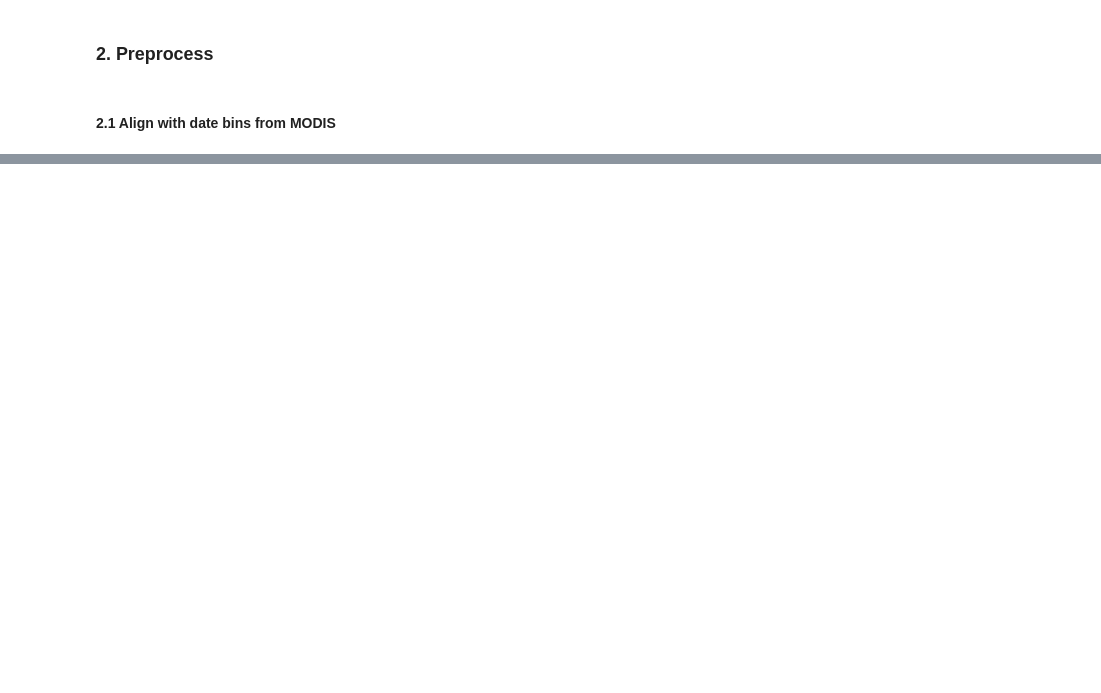
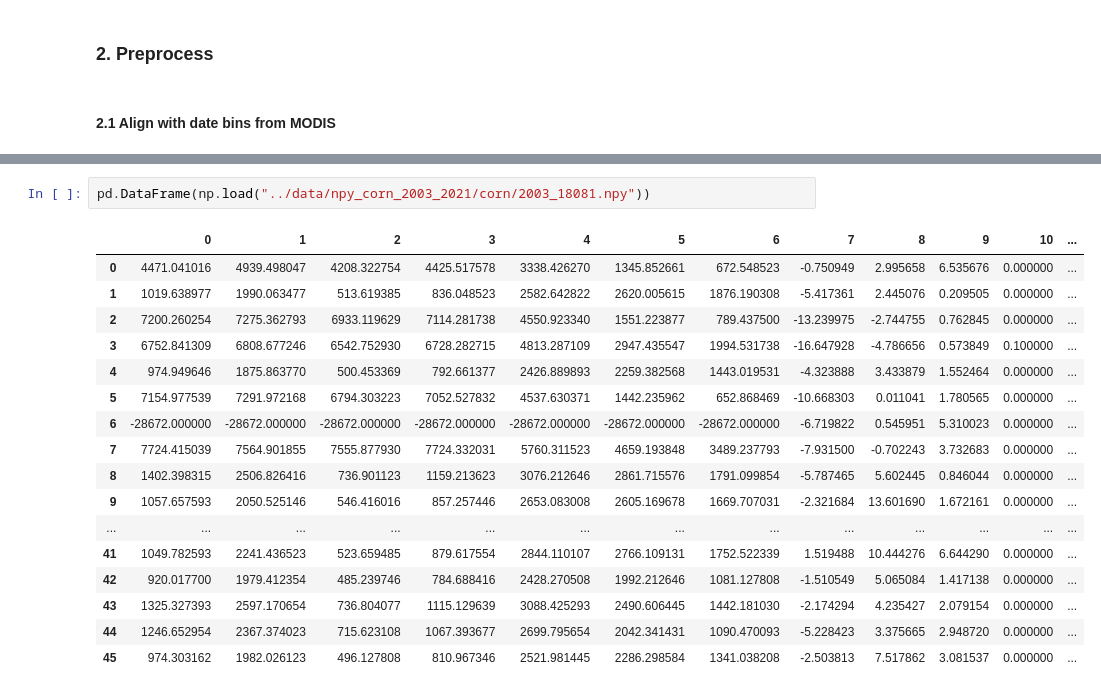
Before and after one commit to ellaampy/seasonal-yield-forecast, a Jupyter notebook: data_preparation/2_ecmwf_preprocessing.ipynb, the cells around one changed output, grey strips where cells are left out. Cells and saved outputs as stored; diff of their text form; blank space fills up the shorter version.

```diff
--- a/data_preparation/2_ecmwf_preprocessing.ipynb
+++ b/data_preparation/2_ecmwf_preprocessing.ipynb
@@ -115,0 +239,20 @@ ecmwf_geo.head()
+# %%
+pd.DataFrame(np.load("../data/npy_corn_2003_2021/corn/2003_18081.npy"))
+# %% [output]
+|  | 0 | 1 | 2 | 3 | 4 | 5 | 6 | 7 | 8 | 9 | 10 | ... |
+| 0 | 4471.041016 | 4939.498047 | 4208.322754 | 4425.517578 | 3338.426270 | 1345.852661 | 672.548523 | -0.750949 | 2.995658 | 6.535676 | 0.000000 | ... |
+| 1 | 1019.638977 | 1990.063477 | 513.619385 | 836.048523 | 2582.642822 | 2620.005615 | 1876.190308 | -5.417361 | 2.445076 | 0.209505 | 0.000000 | ... |
+| 2 | 7200.260254 | 7275.362793 | 6933.119629 | 7114.281738 | 4550.923340 | 1551.223877 | 789.437500 | -13.239975 | -2.744755 | 0.762845 | 0.000000 | ... |
+| 3 | 6752.841309 | 6808.677246 | 6542.752930 | 6728.282715 | 4813.287109 | 2947.435547 | 1994.531738 | -16.647928 | -4.786656 | 0.573849 | 0.100000 | ... |
+| 4 | 974.949646 | 1875.863770 | 500.453369 | 792.661377 | 2426.889893 | 2259.382568 | 1443.019531 | -4.323888 | 3.433879 | 1.552464 | 0.000000 | ... |
+| 5 | 7154.977539 | 7291.972168 | 6794.303223 | 7052.527832 | 4537.630371 | 1442.235962 | 652.868469 | -10.668303 | 0.011041 | 1.780565 | 0.000000 | ... |
+| 6 | -28672.000000 | -28672.000000 | -28672.000000 | -28672.000000 | -28672.000000 | -28672.000000 | -28672.000000 | -6.719822 | 0.545951 | 5.310023 | 0.000000 | ... |
+| 7 | 7724.415039 | 7564.901855 | 7555.877930 | 7724.332031 | 5760.311523 | 4659.193848 | 3489.237793 | -7.931500 | -0.702243 | 3.732683 | 0.000000 | ... |
+| 8 | 1402.398315 | 2506.826416 | 736.901123 | 1159.213623 | 3076.212646 | 2861.715576 | 1791.099854 | -5.787465 | 5.602445 | 0.846044 | 0.000000 | ... |
+| 9 | 1057.657593 | 2050.525146 | 546.416016 | 857.257446 | 2653.083008 | 2605.169678 | 1669.707031 | -2.321684 | 13.601690 | 1.672161 | 0.000000 | ... |
+| ... | ... | ... | ... | ... | ... | ... | ... | ... | ... | ... | ... | ... |
+| 41 | 1049.782593 | 2241.436523 | 523.659485 | 879.617554 | 2844.110107 | 2766.109131 | 1752.522339 | 1.519488 | 10.444276 | 6.644290 | 0.000000 | ... |
+| 42 | 920.017700 | 1979.412354 | 485.239746 | 784.688416 | 2428.270508 | 1992.212646 | 1081.127808 | -1.510549 | 5.065084 | 1.417138 | 0.000000 | ... |
+| 43 | 1325.327393 | 2597.170654 | 736.804077 | 1115.129639 | 3088.425293 | 2490.606445 | 1442.181030 | -2.174294 | 4.235427 | 2.079154 | 0.000000 | ... |
+| 44 | 1246.652954 | 2367.374023 | 715.623108 | 1067.393677 | 2699.795654 | 2042.341431 | 1090.470093 | -5.228423 | 3.375665 | 2.948720 | 0.000000 | ... |
+| 45 | 974.303162 | 1982.026123 | 496.127808 | 810.967346 | 2521.981445 | 2286.298584 | 1341.038208 | -2.503813 | 7.517862 | 3.081537 | 0.000000 | ... |
```
Also changed, not shown: parts of 22 cells of this notebook, 1 other file.
